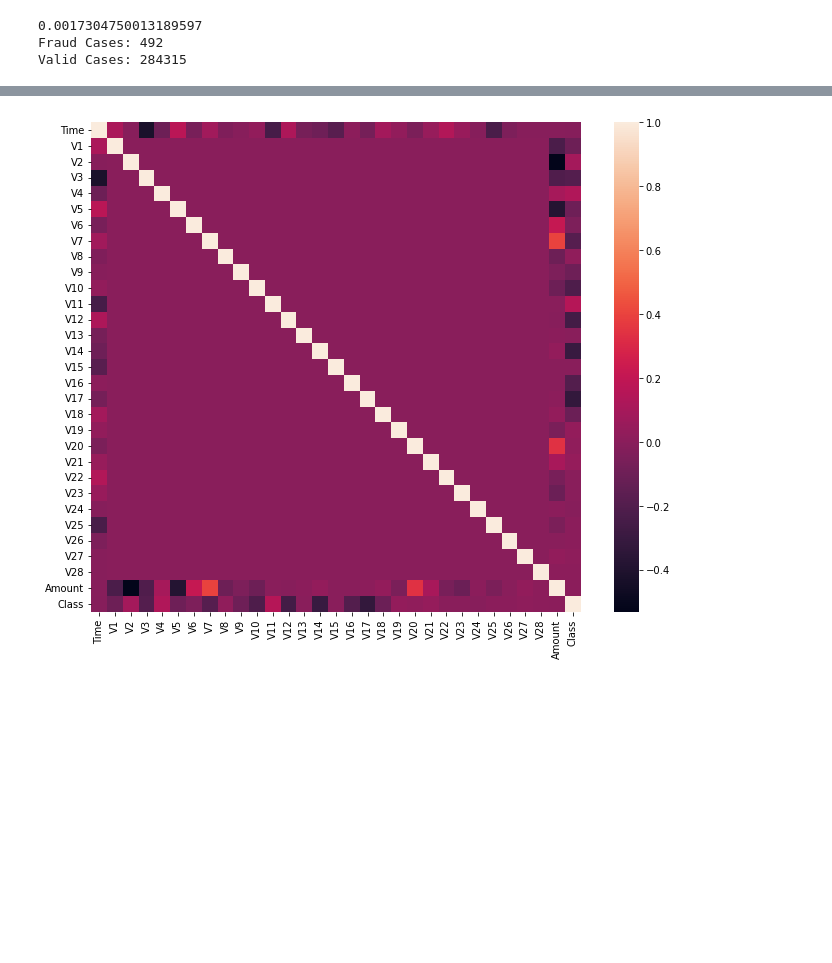
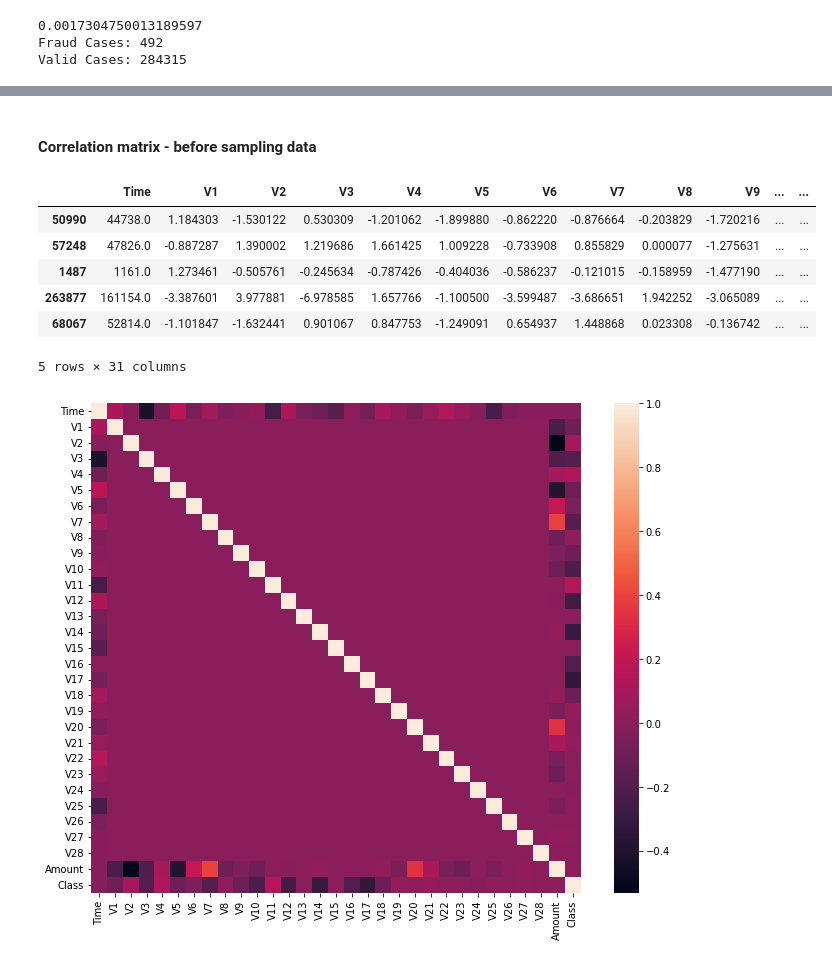
Before and after one commit to leobt23/Applications_DSE, a Jupyter notebook: code/data_exploration.ipynb, the cells around one changed output, grey strips where cells are left out. Cells and saved outputs as stored; diff of their text form; code cells hidden in the pictures; blank space fills up the shorter version.

```diff
--- a/code/data_exploration.ipynb
+++ b/code/data_exploration.ipynb
@@ -44,3 +117,30 @@ Valid Cases: 284315
+# %% [markdown]
+#### Correlation matrix - before sampling data
+# %%
+# Since our classes are highly skewed we should make them equivalent in order to have a normal distribution of the classes.
+
+# Lets shuffle the data before creating the subsamples
+
+df = df.sample(frac=1)
+
+# amount of fraud classes 492 rows.
+fraud_df = df.loc[df['Class'] == 1]
+non_fraud_df = df.loc[df['Class'] == 0][:492]
+
+normal_distributed_df = pd.concat([fraud_df, non_fraud_df])
+
+# Shuffle dataframe rows
+new_df = normal_distributed_df.sample(frac=1, random_state=42)
+
+new_df.head()
+# %% [output]
+|  | Time | V1 | V2 | V3 | V4 | V5 | V6 | V7 | V8 | V9 | ... | ... |
+| 50990 | 44738.0 | 1.184303 | -1.530122 | 0.530309 | -1.201062 | -1.899880 | -0.862220 | -0.876664 | -0.203829 | -1.720216 | ... | ... |
+| 57248 | 47826.0 | -0.887287 | 1.390002 | 1.219686 | 1.661425 | 1.009228 | -0.733908 | 0.855829 | 0.000077 | -1.275631 | ... | ... |
+| 1487 | 1161.0 | 1.273461 | -0.505761 | -0.245634 | -0.787426 | -0.404036 | -0.586237 | -0.121015 | -0.158959 | -1.477190 | ... | ... |
+| 263877 | 161154.0 | -3.387601 | 3.977881 | -6.978585 | 1.657766 | -1.100500 | -3.599487 | -3.686651 | 1.942252 | -3.065089 | ... | ... |
+| 68067 | 52814.0 | -1.101847 | -1.632441 | 0.901067 | 0.847753 | -1.249091 | 0.654937 | 1.448868 | 0.023308 | -0.136742 | ... | ... |
+5 rows × 31 columns
 # %%
 # Correlation Matrix
 corrmat = df.corr()
```
Also changed, not shown: parts of 13 cells of this notebook, 8 other files.
